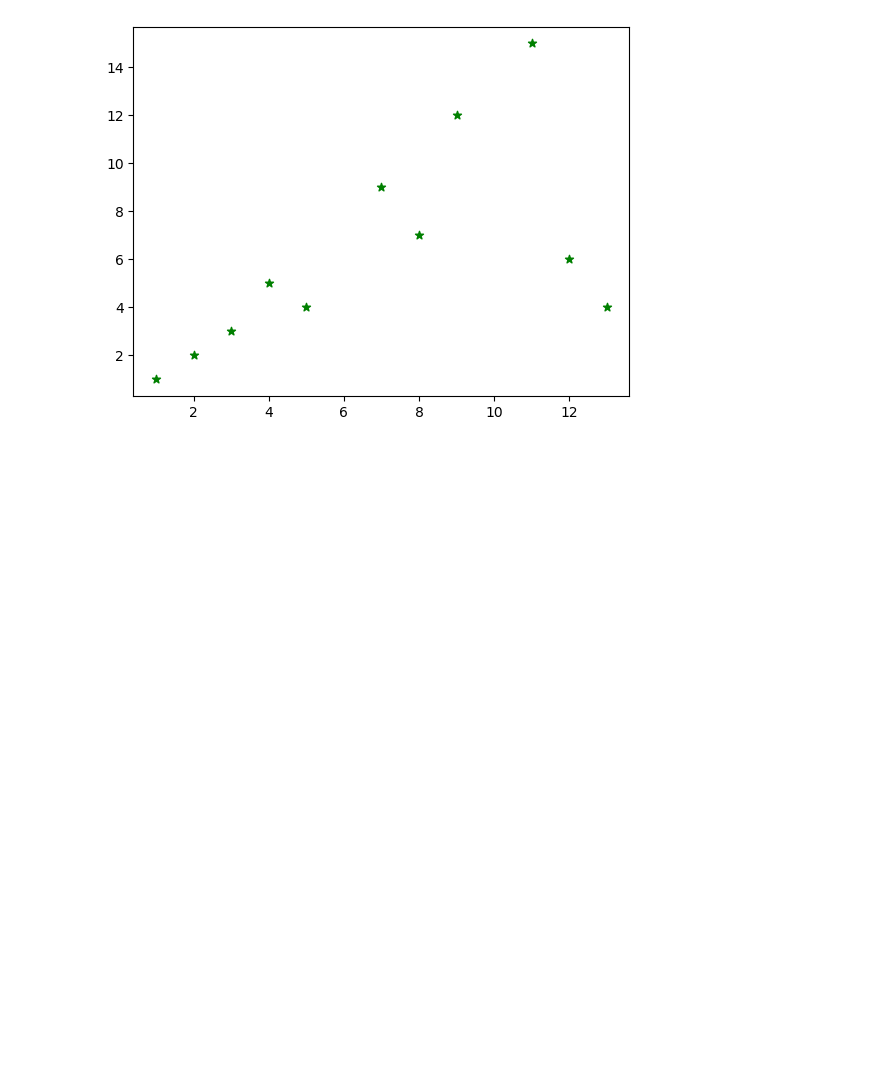
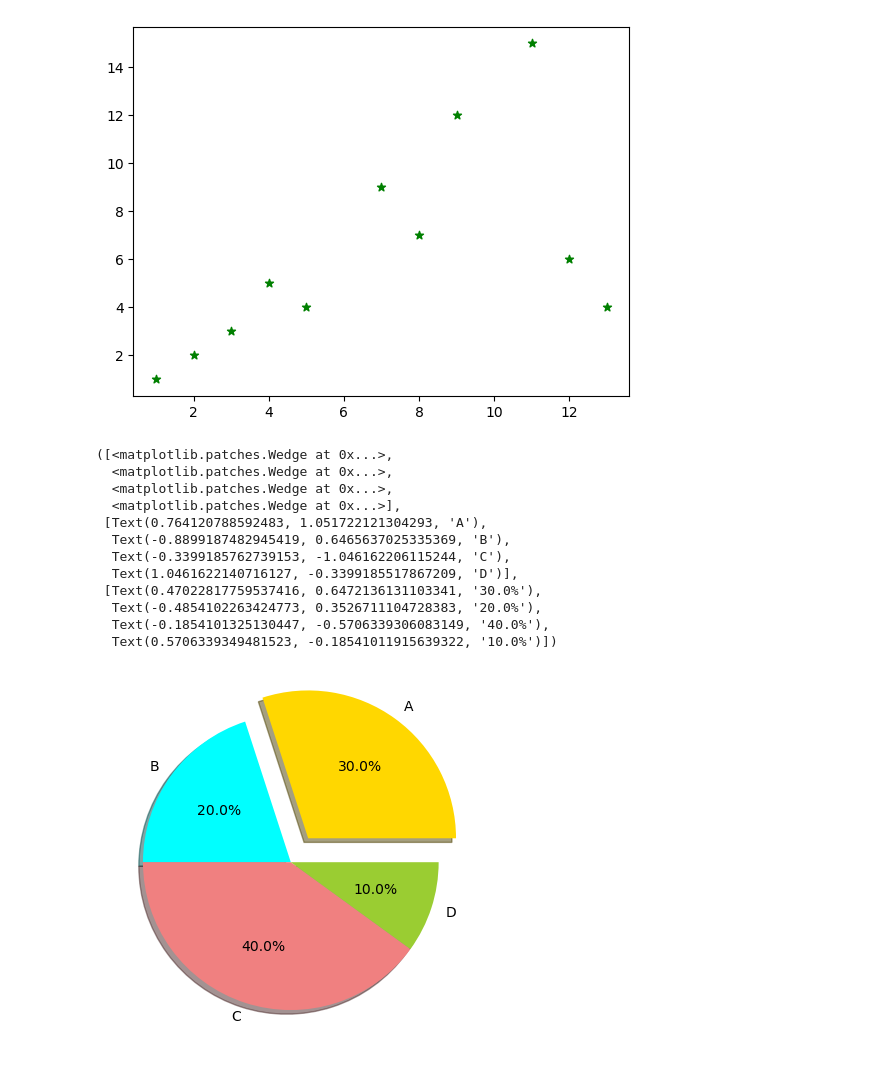
Before and after one commit to anshika-codes-AI/Complete-ML, a Jupyter notebook: 8-Data Analysis with Python/matplotlib.ipynb, the cells around one changed output. Drawn from its saved outputs; the diff is of its cells as text; code cells hidden in the pictures; blank space fills up the shorter version.

Commit message:
Pie Chart

```diff
--- a/8-Data Analysis with Python/matplotlib.ipynb
+++ b/8-Data Analysis with Python/matplotlib.ipynb
@@ -84,3 +84,25 @@ plt.scatter(x,y,color = 'green',marker = '*')
 # %% [output]
 <matplotlib.collections.PathCollection at 0x...>
 [figure]
+# %%
+### Pie chart
+labels = ['A','B','C','D']
+sizes = [30,20,40,10]
+colors = ['Gold','Aqua','Lightcoral','yellowgreen']
+explode = (0.2,0,0,0) # Move out the first slice
+
+plt.pie(sizes,explode=explode,labels=labels,colors = colors,autopct="%1.1f%%",shadow =True)# one digit before decimal and one after
+# %% [output]
+([<matplotlib.patches.Wedge at 0x...>,
+  <matplotlib.patches.Wedge at 0x...>,
+  <matplotlib.patches.Wedge at 0x...>,
+  <matplotlib.patches.Wedge at 0x...>],
+ [Text(0.764120788592483, 1.051722121304293, 'A'),
+  Text(-0.8899187482945419, 0.6465637025335369, 'B'),
+  Text(-0.3399185762739153, -1.046162206115244, 'C'),
+  Text(1.0461622140716127, -0.3399185517867209, 'D')],
+ [Text(0.47022817759537416, 0.6472136131103341, '30.0%'),
+  Text(-0.4854102263424773, 0.3526711104728383, '20.0%'),
+  Text(-0.1854101325130447, -0.5706339306083149, '40.0%'),
+  Text(0.5706339349481523, -0.18541011915639322, '10.0%')])
+[figure, added]
```
